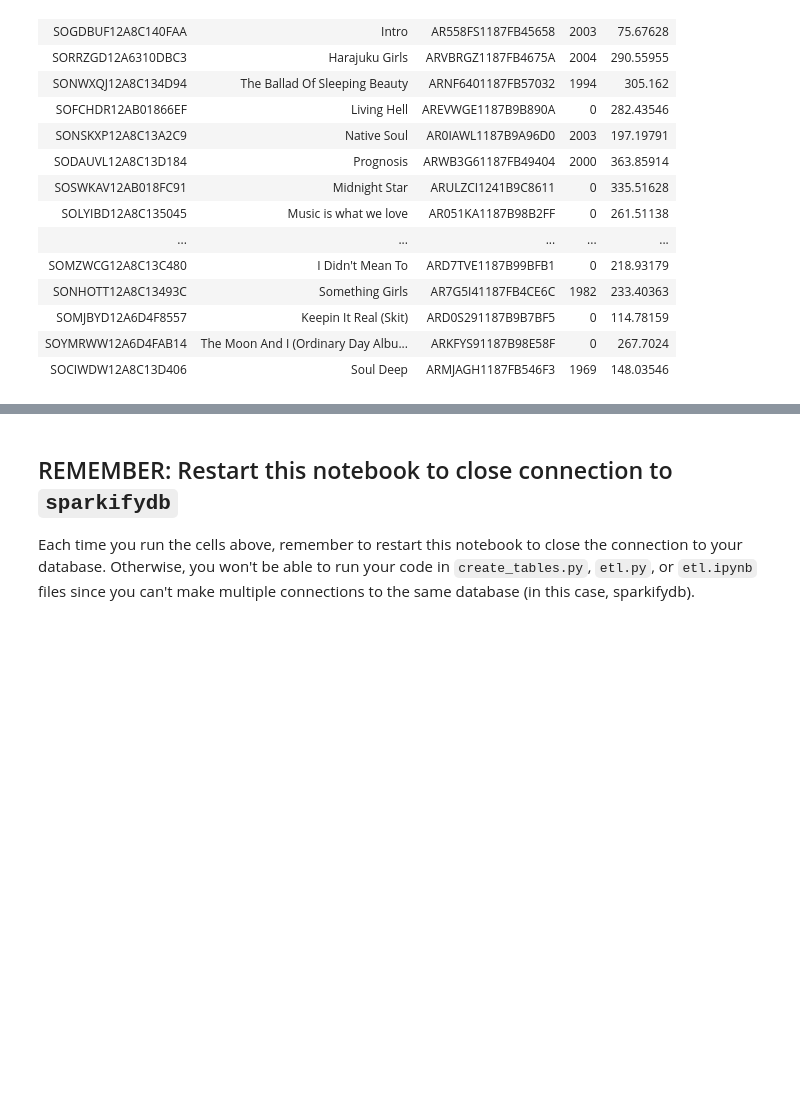
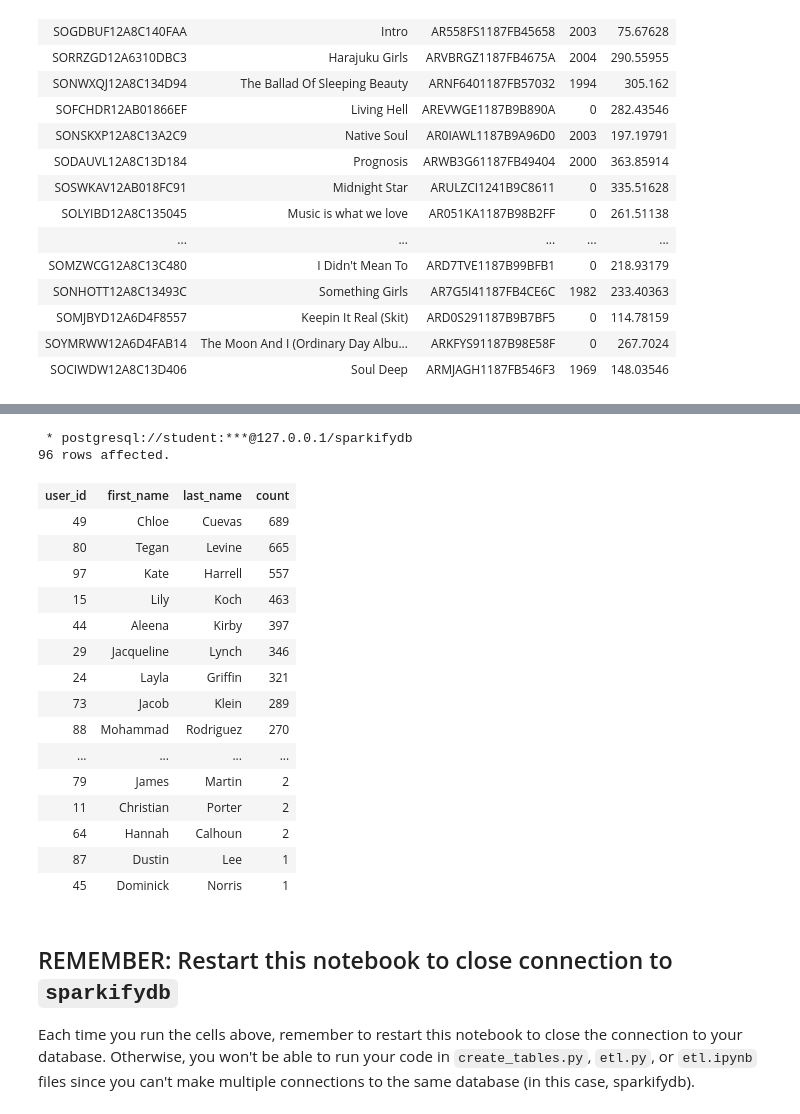
Before and after one commit to aitabuzaid/data-engineering, a Jupyter notebook: Project 1 Postgres/test.ipynb, the cells around one changed output, grey strips where cells are left out. Saved outputs shown, nothing was run; the diff lists cells and outputs as text; code cells hidden in the pictures; blank space fills up the shorter version.

```diff
--- a/Project 1 Postgres/test.ipynb
+++ b/Project 1 Postgres/test.ipynb
@@ -115,3 +114,27 @@
+# %%
+%sql SELECT songplays.user_id, users.first_name, users.last_name, COUNT(songplays.user_id)  \
+FROM songplays JOIN users ON songplays.user_id = users.user_id \
+GROUP BY songplays.user_id, users.first_name, users.last_name \
+ORDER BY count DESC
+# %% [output]
+ * postgresql://student:***@127.0.0.1/sparkifydb
+96 rows affected.
+| user_id | first_name | last_name | count |
+| 49 | Chloe | Cuevas | 689 |
+| 80 | Tegan | Levine | 665 |
+| 97 | Kate | Harrell | 557 |
+| 15 | Lily | Koch | 463 |
+| 44 | Aleena | Kirby | 397 |
+| 29 | Jacqueline | Lynch | 346 |
+| 24 | Layla | Griffin | 321 |
+| 73 | Jacob | Klein | 289 |
+| 88 | Mohammad | Rodriguez | 270 |
+| ... | ... | ... | ... |
+| 79 | James | Martin | 2 |
+| 11 | Christian | Porter | 2 |
+| 64 | Hannah | Calhoun | 2 |
+| 87 | Dustin | Lee | 1 |
+| 45 | Dominick | Norris | 1 |
 # %% [markdown]
 ## REMEMBER: Restart this notebook to close connection to `sparkifydb`
 Each time you run the cells above, remember to restart this notebook to close the connection to your database. Otherwise, you won't be able to run your code in `create_tables.py`, `etl.py`, or `etl.ipynb` files since you can't make multiple connections to the same database (in this case, sparkifydb).
```
Also changed, not shown: parts of 2 cells of this notebook, 2 other files.
